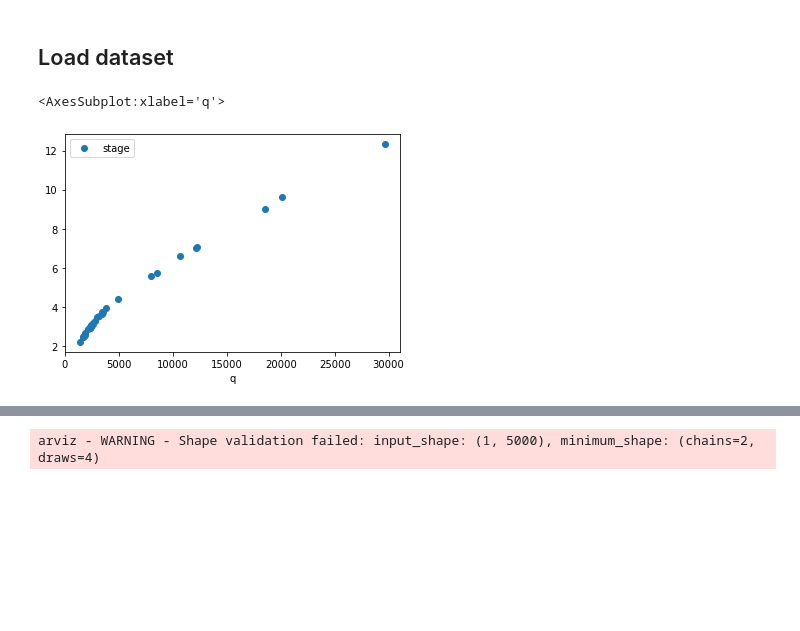
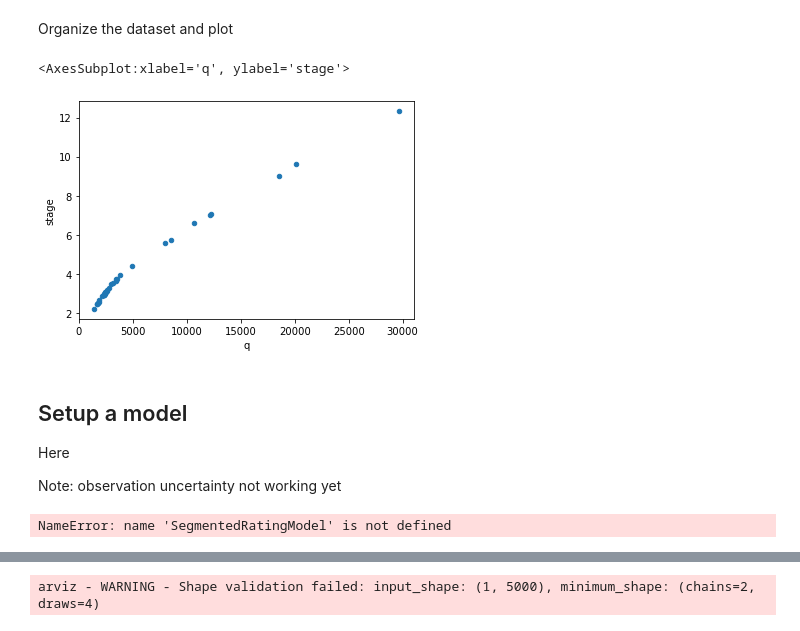
Before and after one commit to thodson-usgs/ratingcurve, a Jupyter notebook: notebooks/segmented_power_law_demo.ipynb, the cells around one changed output, grey strips where cells are left out. Drawn from its saved outputs; the diff is of its cells as text; code cells hidden in the pictures; blank space fills up the shorter version.

```diff
--- a/notebooks/segmented_power_law_demo.ipynb
+++ b/notebooks/segmented_power_law_demo.ipynb
@@ -29,8 +39,6 @@ $x_{o,i}$ is the $i$th breakpoint
 # %%
 # load the data catalog
-#import intake
-#url = 'https://raw.githubusercontent.com/thodson-usgs/rating-function-uncertainty/main/data/rating_data_catalog.yml'
-#cat = intake.open_catalog(url)
-#list(cat)
-# load a dataset
-# df = cat['green_channel'].read()
+import intake
+url = 'https://raw.githubusercontent.com/thodson-usgs/rating-function-uncertainty/main/data/rating_data_catalog.yml'
+cat = intake.open_catalog(url)
+list(cat)
@@ -37,3 +53,4 @@ $x_{o,i}$ is the $i$th breakpoint
 # %%
 # load a dataset
-# df = cat['green_channel'].read()
+df = cat['green_channel'].read()
+df.head()
@@ -40,8 +64,12 @@ $x_{o,i}$ is the $i$th breakpoint
+# %% [markdown]
+Organize the dataset and plot
 # %%
+#df = df.sort_values(by='q') #XXX sort or plotting goes crazy
+h_obs = df['stage'].values.reshape(-1,1)
+q_obs = df['q'].values.reshape(-1,1)
+q_sigma = df['q_sigma'].values.reshape(-1,1)
 
-
-import pymc as pm
-
-import pandas as pd
-import matplotlib.pyplot as plt
-import arviz as az
+df.plot.scatter(x='q',y='stage', marker='o')
+# %% [output]
+<AxesSubplot:xlabel='q', ylabel='stage'>
+[figure, added]
@@ -53,25 +85,15 @@ from ratingmodel import SegmentedRatingModel
 # %% [markdown]
-## Load dataset
+## Setup a model
+Here
+
+Note: observation uncertainty not working yet
-# %%
-df = pd.read_csv('../data/green_channel.csv'); segments=2 # TRY WITH 3
-#df = pd.read_csv('../data/provo_natural.csv'); segments=1
-#df = pd.read_csv('../data/co_channel.csv'); segments=1
-
-df = df.sort_values(by='q') #XXX sort or plotting goes crazy
-h_obs = df['stage'].values.reshape(-1,1)
-q_obs = df['q'].values.reshape(-1,1)
-q_sigma = df['q_sigma'].values.reshape(-1,1)
-
-fig, ax = plt.subplots()
-df.plot(x='q',y='stage', ax=ax, marker='o', ls='')
-# %% [output]
-<AxesSubplot:xlabel='q'>
-[figure, removed]
 # %%
 powerrating = SegmentedRatingModel(q_obs, h_obs,  segments=segments,
                                    #q_sigma = q_sigma, not working
                                    q_sigma = None,
                                    prior = {'distribution':'uniform'})
+# %% [output]
+NameError: name 'SegmentedRatingModel' is not defined
 # %%
 with powerrating:
     method = 'advi'
```
Also changed, not shown: parts of 13 cells of this notebook, 1 other file.
